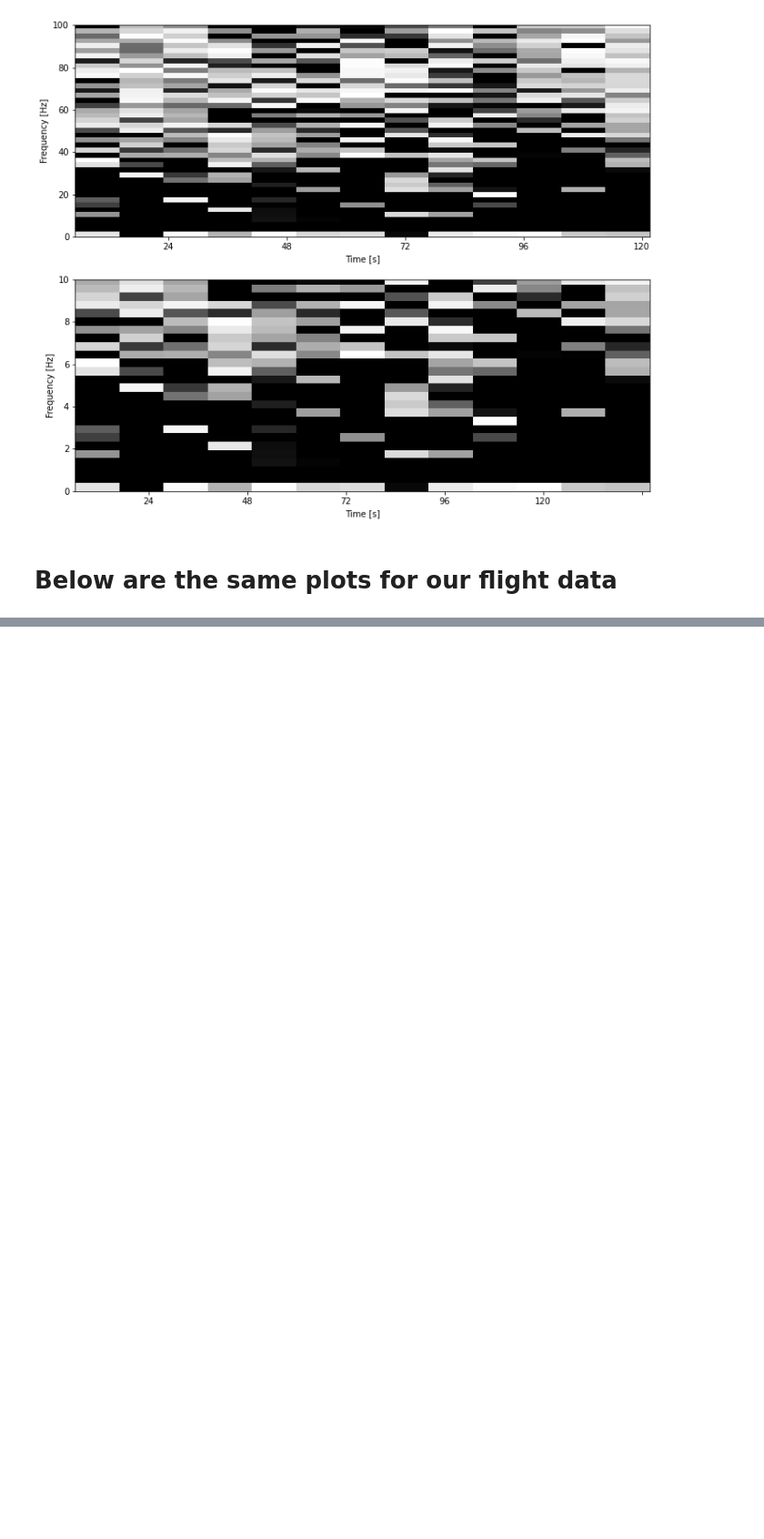
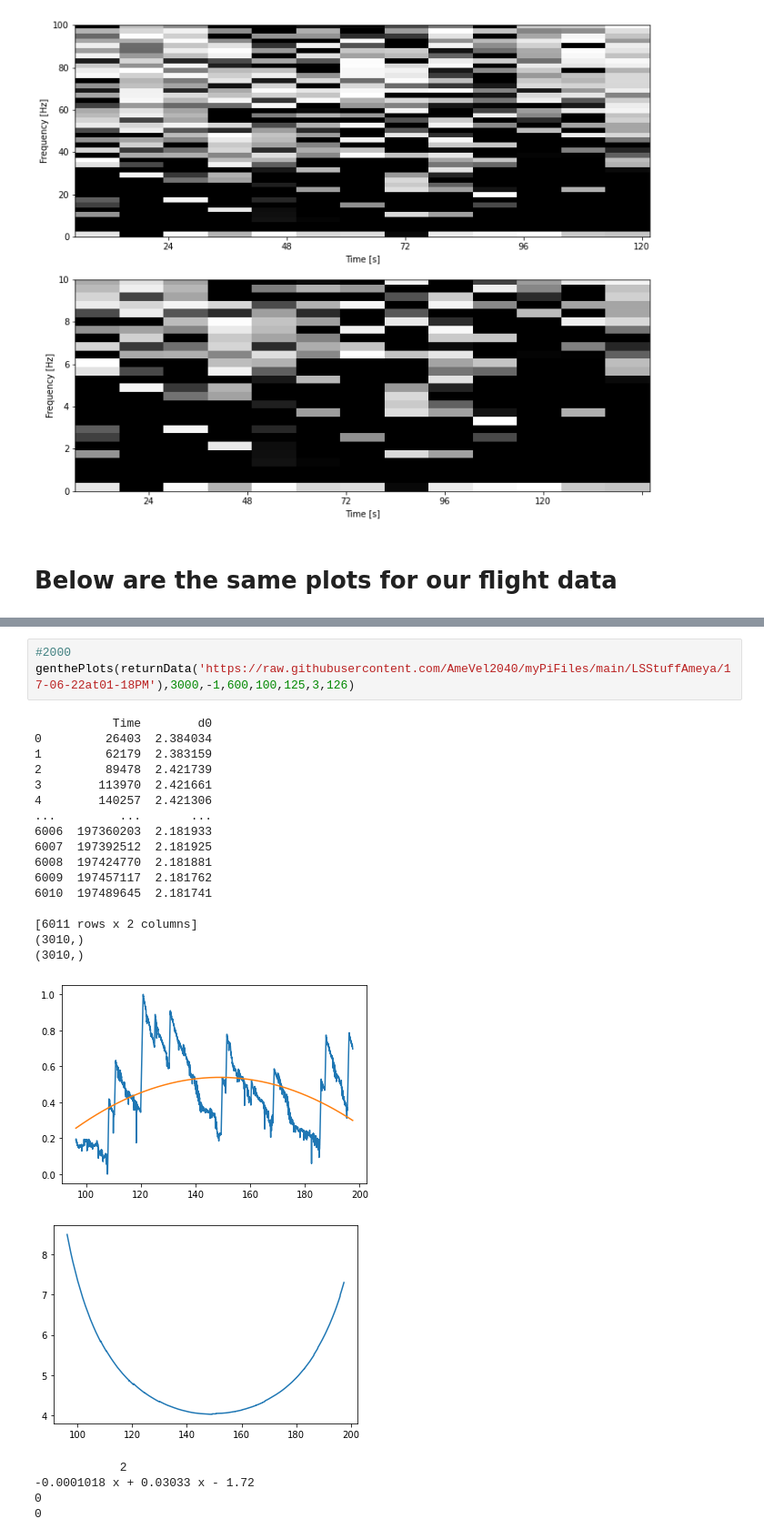
Before and after one commit to AmeVel2040/eclipseAmeyaSharing, a Jupyter notebook: InitialSpectogramAnalysis6-13-22.ipynb, the cells around one changed output, grey strips where cells are left out. Shown at 91% size. Drawn from its saved outputs; the diff is of its cells as text; blank space fills up the shorter version.

```diff
--- a/InitialSpectogramAnalysis6-13-22.ipynb
+++ b/InitialSpectogramAnalysis6-13-22.ipynb
@@ -392,0 +514,26 @@ genthePlots(dfnonzero.iloc[:,1].values,dfnonzero.iloc[:,5].values,0,600,100,20,2
+# %%
+#2000
+genthePlots(returnData('https://raw.githubusercontent.com/AmeVel2040/myPiFiles/main/LSStuffAmeya/17-06-22at01-18PM'),3000,-1,600,100,125,3,126)
+# %% [output]
+           Time        d0
+0         26403  2.384034
+1         62179  2.383159
+2         89478  2.421739
+3        113970  2.421661
+4        140257  2.421306
+...         ...       ...
+6006  197360203  2.181933
+6007  197392512  2.181925
+6008  197424770  2.181881
+6009  197457117  2.181762
+6010  197489645  2.181741
+
+[6011 rows x 2 columns]
+(3010,)
+(3010,)
+[figure, added]
+[figure, added]
+            2
+-0.0001018 x + 0.03033 x - 1.72
+0
+0
```
Also changed, not shown: parts of 14 cells of this notebook.
